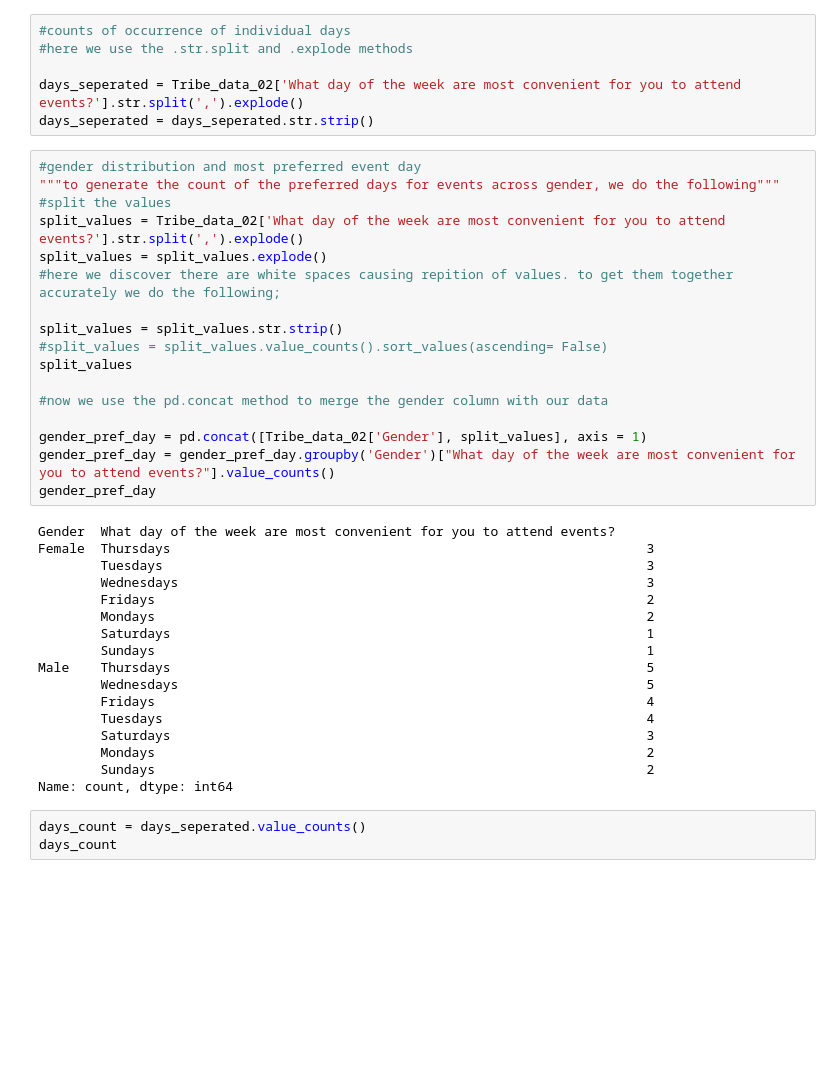
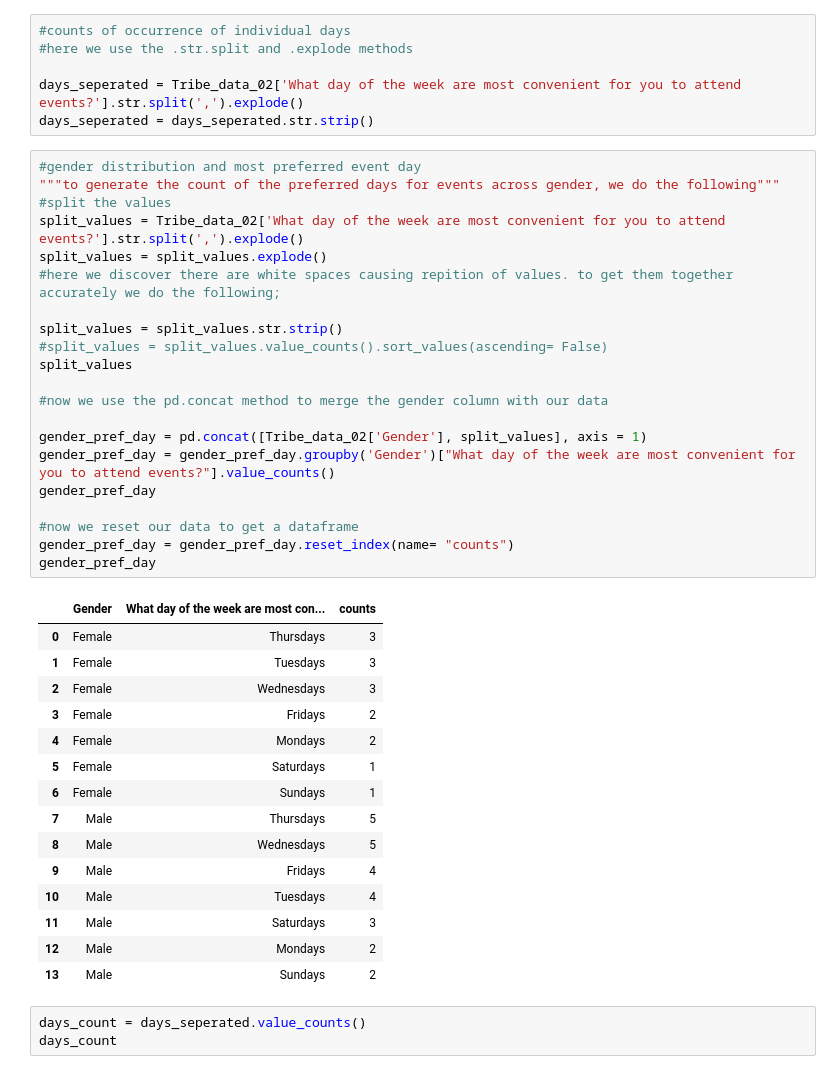
Before and after one commit to TribeDataTeam/tribe_gender_survey_analysis, a Jupyter notebook: Tribe_updated_analysis.ipynb, the cells around one changed output. Cells and saved outputs as stored; diff of their text form; blank space fills up the shorter version.

```diff
--- a/Tribe_updated_analysis.ipynb
+++ b/Tribe_updated_analysis.ipynb
@@ -239,37 +239,40 @@ days_seperated = days_seperated.str.strip()
 # %%
 #gender distribution and most preferred event day
 """to generate the count of the preferred days for events across gender, we do the following"""
 #split the values
 split_values = Tribe_data_02['What day of the week are most convenient for you to attend events?'].str.split(',').explode()
 split_values = split_values.explode()
 #here we discover there are white spaces causing repition of values. to get them together accurately we do the following;
 
 split_values = split_values.str.strip()
 #split_values = split_values.value_counts().sort_values(ascending= False)
 split_values
 
 #now we use the pd.concat method to merge the gender column with our data
 
 gender_pref_day = pd.concat([Tribe_data_02['Gender'], split_values], axis = 1)
 gender_pref_day = gender_pref_day.groupby('Gender')["What day of the week are most convenient for you to attend events?"].value_counts()
 gender_pref_day
+
+#now we reset our data to get a dataframe
+gender_pref_day = gender_pref_day.reset_index(name= "counts")
+gender_pref_day
 # %% [output]
-Gender  What day of the week are most convenient for you to attend events?
-Female  Thursdays                                                             3
-        Tuesdays                                                              3
-        Wednesdays                                                            3
-        Fridays                                                               2
-        Mondays                                                               2
-        Saturdays                                                             1
-        Sundays                                                               1
-Male    Thursdays                                                             5
-        Wednesdays                                                            5
-        Fridays                                                               4
-        Tuesdays                                                              4
-        Saturdays                                                             3
-        Mondays                                                               2
-        Sundays                                                               2
-Name: count, dtype: int64
+|  | Gender | What day of the week are most con... | counts |
+| 0 | Female | Thursdays | 3 |
+| 1 | Female | Tuesdays | 3 |
+| 2 | Female | Wednesdays | 3 |
+| 3 | Female | Fridays | 2 |
+| 4 | Female | Mondays | 2 |
+| 5 | Female | Saturdays | 1 |
+| 6 | Female | Sundays | 1 |
+| 7 | Male | Thursdays | 5 |
+| 8 | Male | Wednesdays | 5 |
+| 9 | Male | Fridays | 4 |
+| 10 | Male | Tuesdays | 4 |
+| 11 | Male | Saturdays | 3 |
+| 12 | Male | Mondays | 2 |
+| 13 | Male | Sundays | 2 |
 # %%
 days_count = days_seperated.value_counts()
 days_count
```
